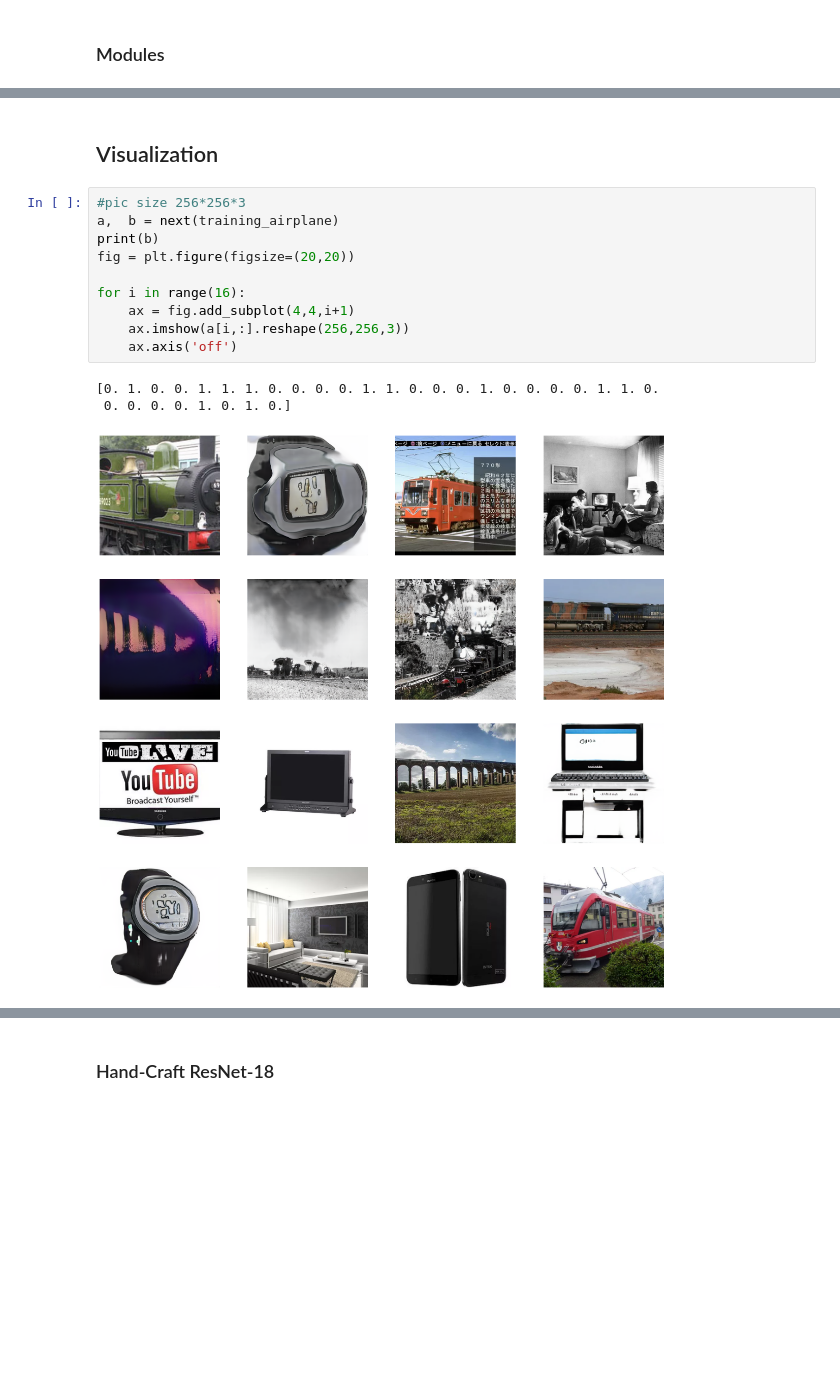
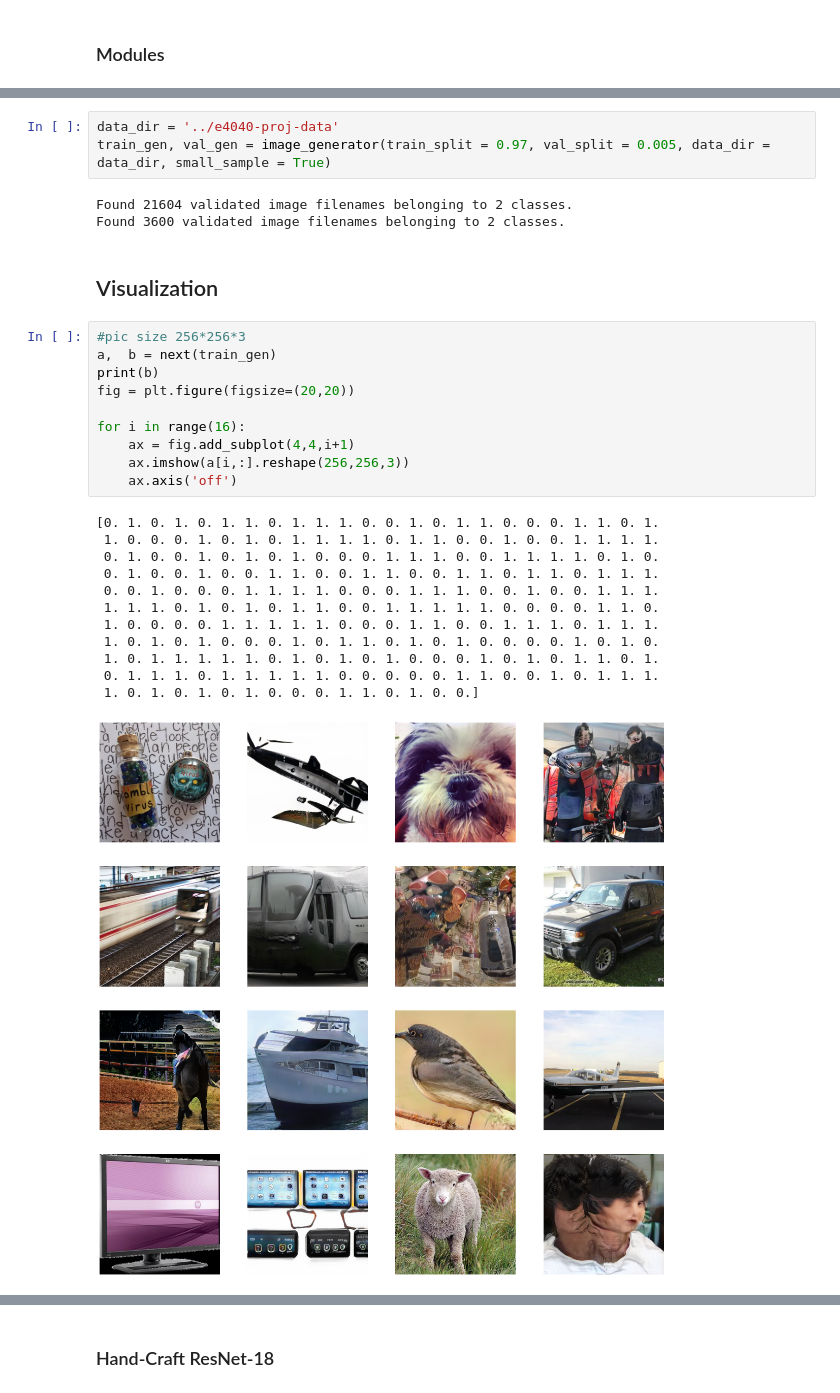
Before and after one commit to brian-fb/CNNDetection-TF2.0, a Jupyter notebook: Code_Snippets.ipynb, the cells around one changed output, grey strips where cells are left out. Drawn from its saved outputs; the diff is of its cells as text; blank space fills up the shorter version.

Commit message:
update data

```diff
--- a/Code_Snippets.ipynb
+++ b/Code_Snippets.ipynb
@@ -78,16 +31,31 @@ Found 648107 validated image filenames belonging to 2 classes.
+# %%
+data_dir = '../e4040-proj-data'
+train_gen, val_gen = image_generator(train_split = 0.97, val_split = 0.005, data_dir = data_dir, small_sample = True)
+# %% [output]
+Found 21604 validated image filenames belonging to 2 classes.
+Found 3600 validated image filenames belonging to 2 classes.
 # %% [markdown]
 ## Visualization
 # %%
 #pic size 256*256*3
-a,  b = next(training_airplane)
+a,  b = next(train_gen)
 print(b)
 fig = plt.figure(figsize=(20,20))
 
 for i in range(16):
     ax = fig.add_subplot(4,4,i+1)
     ax.imshow(a[i,:].reshape(256,256,3))
     ax.axis('off')
 # %% [output]
-[0. 1. 0. 0. 1. 1. 1. 0. 0. 0. 0. 1. 1. 0. 0. 0. 1. 0. 0. 0. 0. 1. 1. 0.
- 0. 0. 0. 0. 1. 0. 1. 0.]
+[0. 1. 0. 1. 0. 1. 1. 0. 1. 1. 1. 0. 0. 1. 0. 1. 1. 0. 0. 0. 1. 1. 0. 1.
+ 1. 0. 0. 0. 1. 0. 1. 0. 1. 1. 1. 1. 0. 1. 1. 0. 0. 1. 0. 0. 1. 1. 1. 1.
+ 0. 1. 0. 0. 1. 0. 1. 0. 1. 0. 0. 0. 1. 1. 1. 0. 0. 1. 1. 1. 1. 0. 1. 0.
+ 0. 1. 0. 0. 1. 0. 0. 1. 1. 0. 0. 1. 1. 0. 0. 1. 1. 0. 1. 1. 0. 1. 1. 1.
+ 0. 0. 1. 0. 0. 0. 1. 1. 1. 1. 0. 0. 0. 1. 1. 1. 0. 0. 1. 0. 0. 1. 1. 1.
+ 1. 1. 1. 0. 1. 0. 1. 0. 1. 1. 0. 0. 1. 1. 1. 1. 1. 0. 0. 0. 0. 1. 1. 0.
+ 1. 0. 0. 0. 0. 1. 1. 1. 1. 1. 0. 0. 0. 1. 1. 0. 0. 1. 1. 1. 0. 1. 1. 1.
+ 1. 0. 1. 0. 1. 0. 0. 0. 1. 0. 1. 1. 0. 1. 0. 1. 0. 0. 0. 0. 1. 0. 1. 0.
+ 1. 0. 1. 1. 1. 1. 1. 0. 1. 0. 1. 0. 1. 0. 0. 0. 1. 0. 1. 0. 1. 1. 0. 1.
+ 0. 1. 1. 1. 0. 1. 1. 1. 1. 1. 0. 0. 0. 0. 0. 1. 1. 0. 0. 1. 0. 1. 1. 1.
+ 1. 0. 1. 0. 1. 0. 1. 0. 0. 0. 1. 1. 0. 1. 0. 0.]
-[figure, old version]
+[figure, new version]
```
Also changed, not shown: parts of 9 cells of this notebook, 5 other files.
